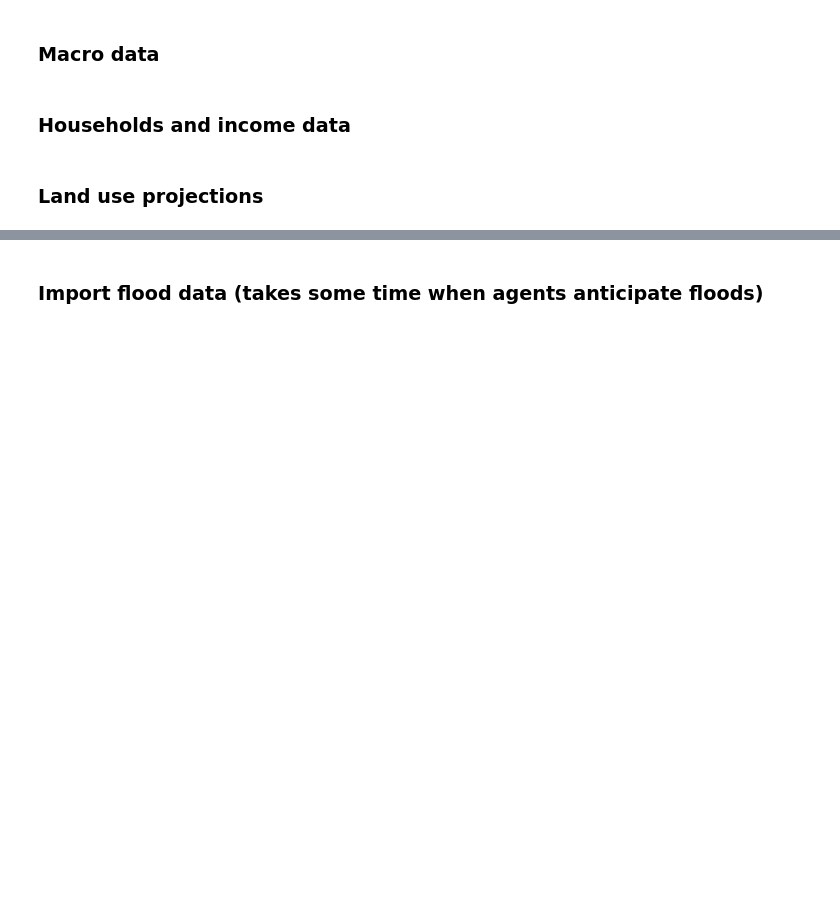
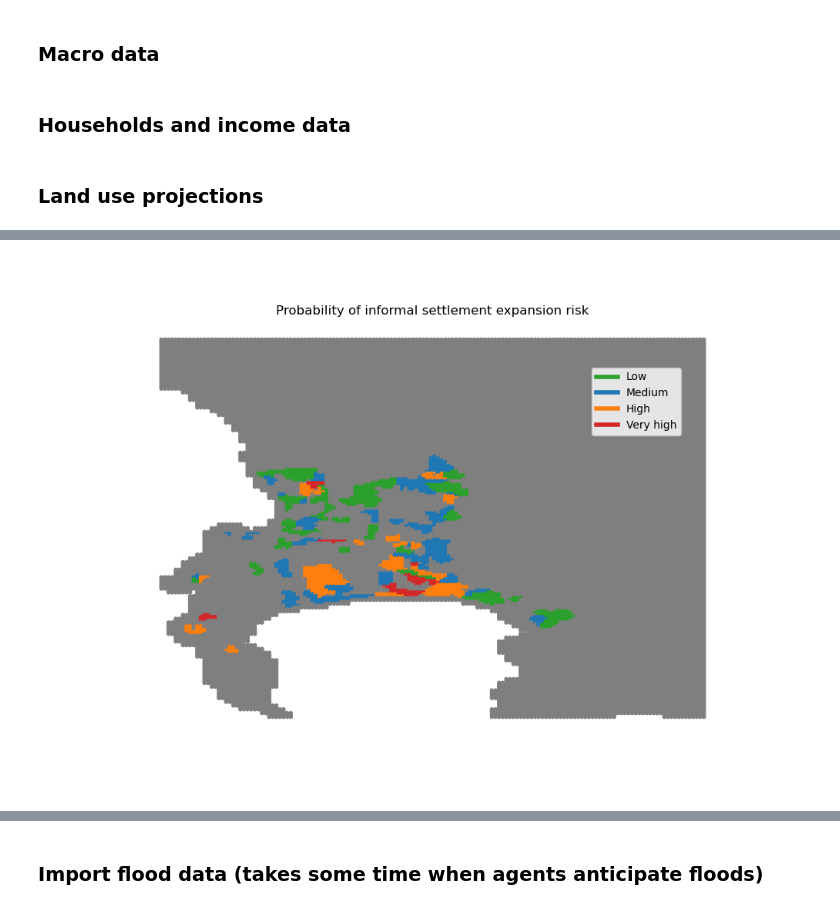
Before and after one commit to kristoffPotgieter/cape_town_NEDUM_Python, a Jupyter notebook: docs/doctrees/nbsphinx/main_nb.ipynb, the cells around one changed output, grey strips where cells are left out. Drawn from its saved outputs; the diff is of its cells as text; code cells hidden in the pictures; blank space fills up the shorter version.

```diff
--- a/docs/doctrees/nbsphinx/main_nb.ipynb
+++ b/docs/doctrees/nbsphinx/main_nb.ipynb
@@ -170,0 +273,72 @@ housing_limit = inpdt.import_housing_limit(grid, param)
+# %%
+# Then for probability
+
+informal_risks_LOW = pd.read_csv(
+    path_folder + 'Land occupation/informal_settlements_risk_pLOW.csv',
+    sep=',')
+informal_risks_LOW = informal_risks_LOW.rename(
+    columns={"area": "area_LOW"})
+informal_risks_MEDIUM = pd.read_csv(
+    path_folder + 'Land occupation/informal_settlements_risk_pMEDIUM.csv',
+    sep=',')
+informal_risks_MEDIUM = informal_risks_MEDIUM.rename(
+    columns={"area": "area_MEDIUM"})
+informal_risks_HIGH = pd.read_csv(
+    path_folder + 'Land occupation/informal_settlements_risk_pHIGH.csv',
+    sep=',')
+informal_risks_HIGH = informal_risks_HIGH.rename(
+    columns={"area": "area_HIGH"})
+informal_risks_VERYHIGH = pd.read_csv(
+    path_folder + 'Land occupation/informal_settlements_risk_pVERYHIGH.csv',
+    sep=',')
+informal_risks_VERYHIGH = informal_risks_VERYHIGH.rename(
+    columns={"area": "area_VERYHIGH"})
+
+informal_risks_proba = pd.concat(
+    [informal_risks_LOW["area_LOW"],
+     informal_risks_MEDIUM["area_MEDIUM"],
+     informal_risks_HIGH["area_HIGH"],
+     informal_risks_VERYHIGH["area_VERYHIGH"]],
+    axis=1)
+informal_risks_proba["sum"] = (
+    informal_risks_proba["area_LOW"]
+    + informal_risks_proba["area_MEDIUM"]
+    + informal_risks_proba["area_HIGH"]
+    + informal_risks_proba["area_VERYHIGH"])
+informal_risks_proba["argmax"] = np.zeros(24014)
+informal_risks_proba["argmax"] = np.nan
+informal_risks_proba[
+    "argmax"][informal_risks_proba["sum"] > 0] = np.nanargmax(
+        informal_risks_proba[
+            ["area_LOW", "area_MEDIUM", "area_HIGH", "area_VERYHIGH"]
+            ], 1)
+informal_risks_proba["color"] = "tab:grey"
+informal_risks_proba.loc[
+    informal_risks_proba["argmax"] == 0, "color"] = "tab:green"
+informal_risks_proba.loc[
+    informal_risks_proba["argmax"] == 1, "color"] = "tab:blue"
+informal_risks_proba.loc[
+    informal_risks_proba["argmax"] == 2, "color"] = "tab:orange"
+informal_risks_proba.loc[
+    informal_risks_proba["argmax"] == 3, "color"] = "tab:red"
+
+plt.figure(figsize=(10, 7))
+Map = plt.scatter(grid.x, grid.y, s=None,
+                  c=informal_risks_proba["color"],
+                  marker='.')
+custom_lines = [Line2D([0], [0], color="tab:green", lw=4),
+                Line2D([0], [0], color="tab:blue", lw=4),
+                Line2D([0], [0], color="tab:orange", lw=4),
+                Line2D([0], [0], color="tab:red", lw=4)]
+plt.legend(custom_lines, ['Low', 'Medium', 'High', "Very high"],
+           loc='upper right', bbox_to_anchor=(0.925, 0.9))
+plt.axis('off')
+plt.title("Probability of informal settlement expansion risk")
+plt.savefig(path_input_plots + "informal_settlement_risk_proba")
+plt.close()
+informal_risks_proba.to_csv(path_input_tables
+                            + 'informal_settlement_risk_proba.csv')
+
+Image(path_input_plots + "informal_settlement_risk_proba.png")
+# %% [output]
+[figure, added]
```
Also changed, not shown: parts of 98 cells of this notebook, 38 other files.
